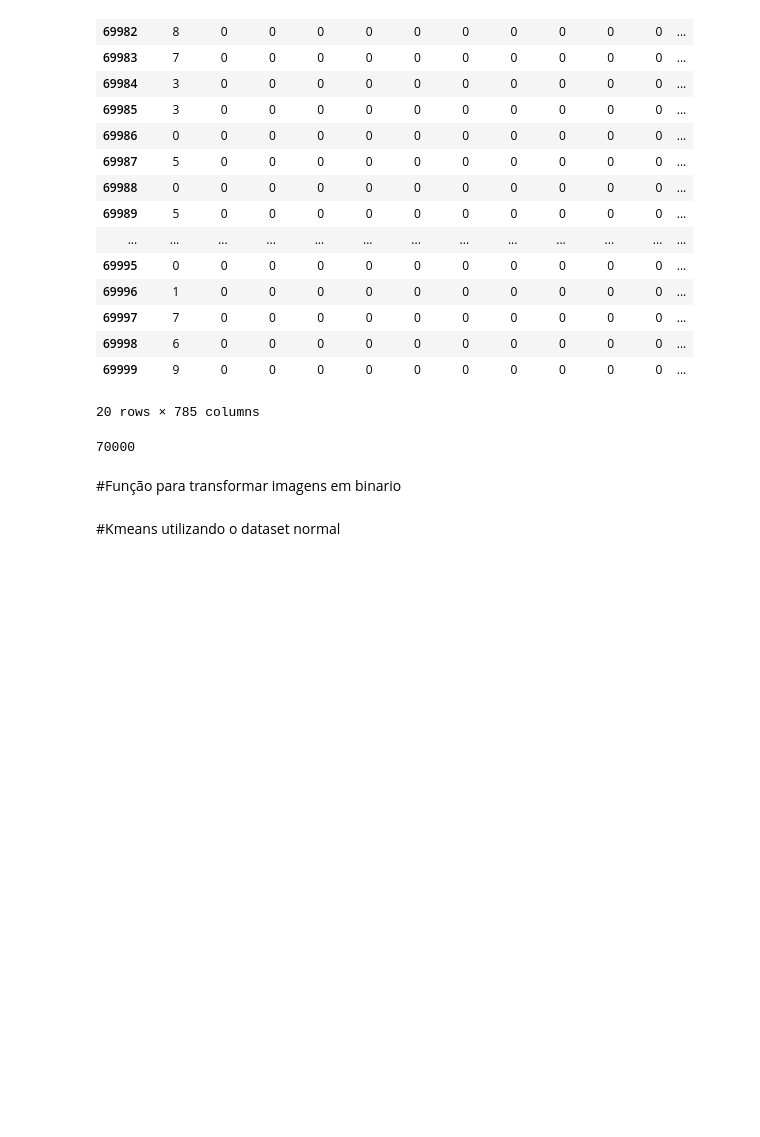
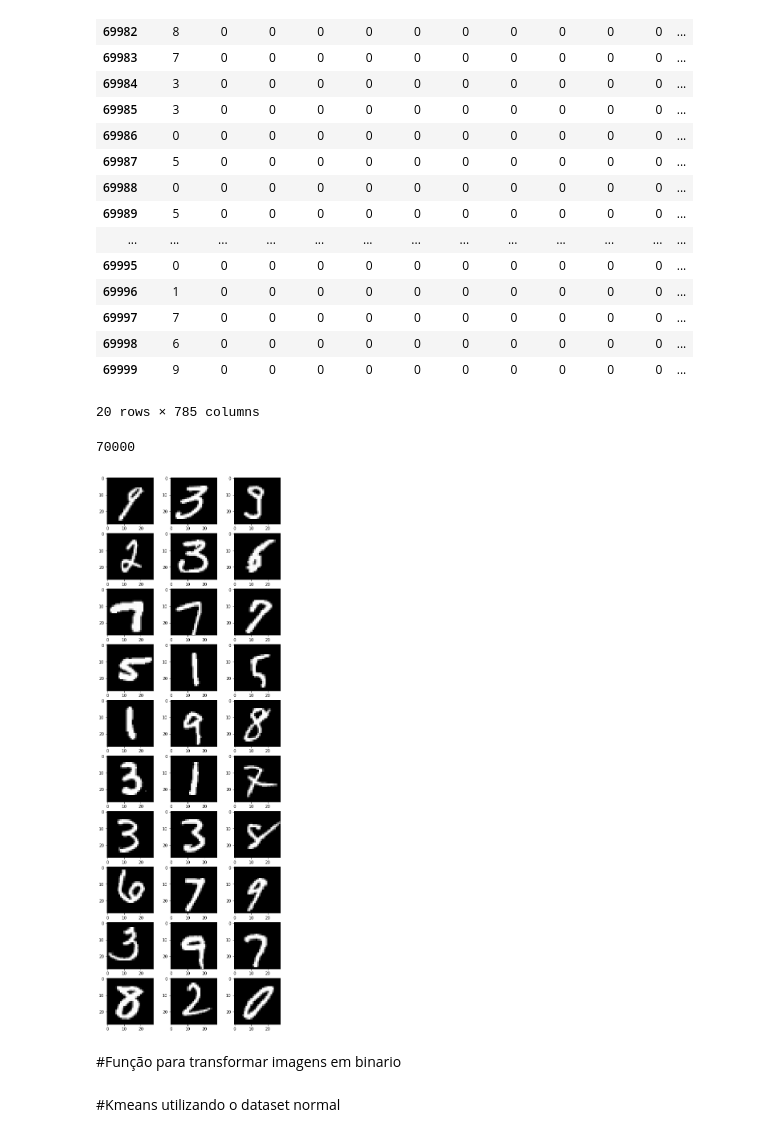
Before and after one commit to DaanMoura/AprendizadoDeMaquina, a Jupyter notebook: trabalho2/AM_Trab2.ipynb, the cells around one changed output. Drawn from its saved outputs; the diff is of its cells as text; code cells hidden in the pictures; blank space fills up the shorter version.

```diff
--- a/trabalho2/AM_Trab2.ipynb
+++ b/trabalho2/AM_Trab2.ipynb
@@ -67,6 +67,14 @@ numbers = numbers_df.to_numpy()
 len(numbers)
 # %% [output]
 70000
+# %%
+plt.figure(figsize=[25, 25])
+for i in range (1, 11):
+  for j in range (1, 4):
+    plt.subplot(10, 9, (i-1)* 9 + j)
+    plt.imshow(numbers[secrets.choice(list(range(70000)))].reshape(28,28), cmap = 'gray')
+# %% [output]
+[figure, added]
 # %% [markdown]
 #Função para transformar imagens em binario
 # %%
```
Also changed, not shown: parts of 12 cells of this notebook.
